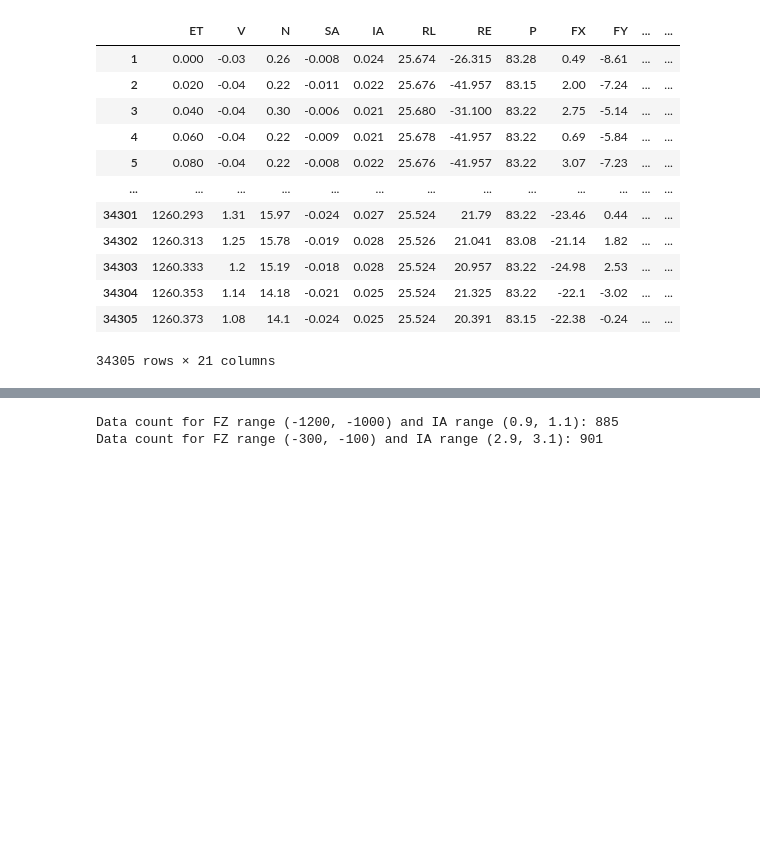
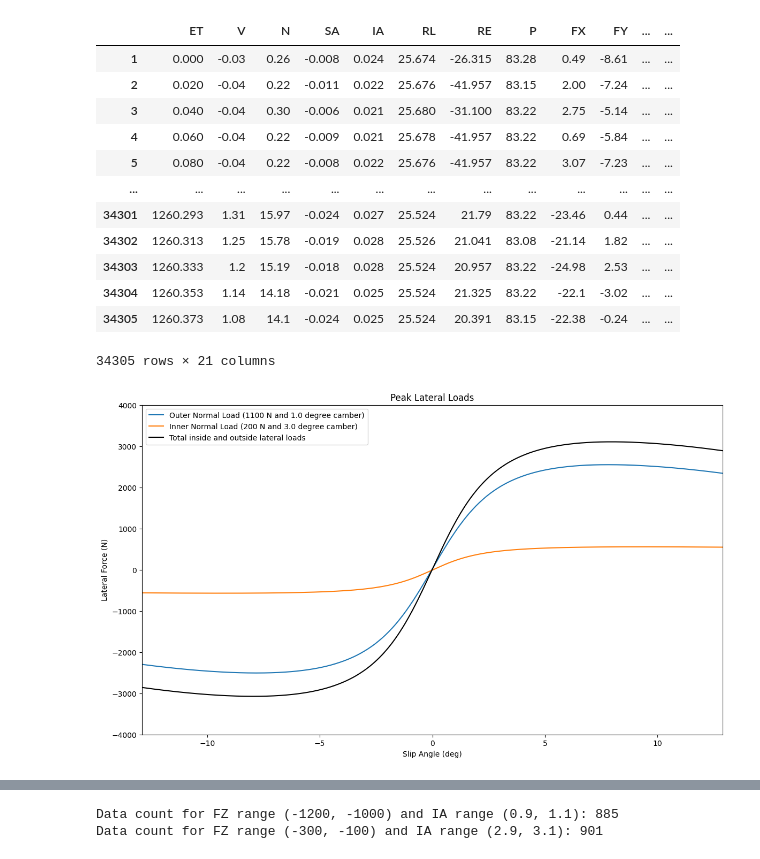
Before and after one commit to Formula-Electric-Berkeley/FEBSim, a Jupyter notebook: TireSim/NickTireSimInteractive.ipynb, the cells around one changed output, grey strips where cells are left out. Drawn from its saved outputs; the diff is of its cells as text; code cells hidden in the pictures; blank space fills up the shorter version.

```diff
--- a/TireSim/NickTireSimInteractive.ipynb
+++ b/TireSim/NickTireSimInteractive.ipynb
@@ -639,6 +645,82 @@ Columns (0,1,2,3,4,5,6,7,8,9,10,11,12,13,14,15,16,17,18,19,20) have mixed types.
 | 34304 | 1260.353 | 1.14 | 14.18 | -0.021 | 0.025 | 25.524 | 21.325 | 83.22 | -22.1 | -3.02 | ... | ... |
 | 34305 | 1260.373 | 1.08 | 14.1 | -0.024 | 0.025 | 25.524 | 20.391 | 83.15 | -22.38 | -0.24 | ... | ... |
 34305 rows × 21 columns
+# %%
+import matplotlib.pyplot as plt
+import pandas as pd
+import numpy as np
+from scipy.optimize import curve_fit
+
+# Define the simplified Pacejka model function
+def pacejka_model(alpha, B, C, D, E, F):
+    return D * np.sin(C * np.arctan(B * alpha - E * (B * alpha - np.arctan(B * alpha))) + F)
+
+# Load and clean the data
+data_path = r"C:\Users\EJDRO\OneDrive\Documents\GitHub\FEBSim\TireSim\tirecsvfiles\B1320run52.csv"
+data = pd.read_csv(data_path)
+data['FY'] = pd.to_numeric(data['FY'], errors='coerce') * -1
+data['SA'] = pd.to_numeric(data['SA'], errors='coerce')
+data['FZ'] = pd.to_numeric(data['FZ'], errors='coerce')
+data['IA'] = pd.to_numeric(data['IA'], errors='coerce')
+data.replace([np.inf, -np.inf], np.nan, inplace=True)
+data.dropna(subset=['FY', 'SA', 'FZ', 'IA'], inplace=True)
+
+# Define bins and filter data
+bins = [
+    {'fz_range': (-1200, -1000), 'ia_range': (0.9, 1.1)},
+    {'fz_range': (-300, -100), 'ia_range': (2.9, 3.1)}
+]
+model_params = []
+
+# Fit model for each bin
+for bin_info in bins:
+    filtered_data = data[(data['FZ'] >= bin_info['fz_range'][0]) & (data['FZ'] <= bin_info['fz_range'][1]) &
+                         (data['IA'] >= bin_info['ia_range'][0]) & (data['IA'] <= bin_info['ia_range'][1])]
+    x_data = filtered_data['SA']
+    y_data = filtered_data['FY']
+    if not x_data.empty and not y_data.empty:
+        initial_guess = [0.5, 1.2, max(y_data), 1, 0]
+        optimal_parameters, _ = curve_fit(pacejka_model, x_data, y_data, p0=initial_guess, maxfev=15000)
+        model_params.append((bin_info, optimal_parameters))
+
+# Prepare to plot
+fig, ax = plt.subplots(figsize=(14, 8))
+x_model = np.linspace(-abs(max(data['SA'])), abs(max(data['SA'])), 500)  # Range from negative to positive
+
+# Compute individual curves and add to total curve
+y_total_model = np.zeros_like(x_model)
+labels_added = []
+
+# designate which side is which for labeling
+ls_index = 0
+load_side = ['Outer Normal Load', 'Inner Normal Load']
+
+for fz, ia in [(-1100, 1.0), (-200, 3.0)]:  # Specific conditions to plot and sum
+    for bin_info, params in model_params:
+        if bin_info['fz_range'][0] <= fz <= bin_info['fz_range'][1] and bin_info['ia_range'][0] <= ia <= bin_info['ia_range'][1]:
+            y_model = pacejka_model(x_model, *params)
+            y_model *= 1  # Ensure visualization is consistent in sign
+            y_total_model += y_model  # Add to total curve
+            label = f' ({-fz} N and {ia} degree camber)'
+            label = load_side[ls_index] + label
+            if label not in labels_added:
+                ax.plot(x_model, y_model, label=label)
+                labels_added.append(label)
+                ls_index += 1
+
+# Plot the summed "Total Data" curve
+ax.plot(x_model, y_total_model, label='Total inside and outside lateral loads', linestyle='-', color='black')
+ax.set_xlim([min(x_model), max(x_model)])  # Cover the full range of slip angles
+ax.set_ylim([-4000, 4000])  # Set the Y axis limits
+# Finalize the plot
+ax.set_title('Peak Lateral Loads')
+ax.set_xlabel('Slip Angle (deg)')
+ax.set_ylabel('Lateral Force (N)')
+ax.legend()
+
+plt.show()
+# %% [output]
+[figure, added]
 # %%
 import matplotlib.pyplot as plt
 import pandas as pd
```
Also changed, not shown: parts of 3 cells of this notebook, 36 other files.
